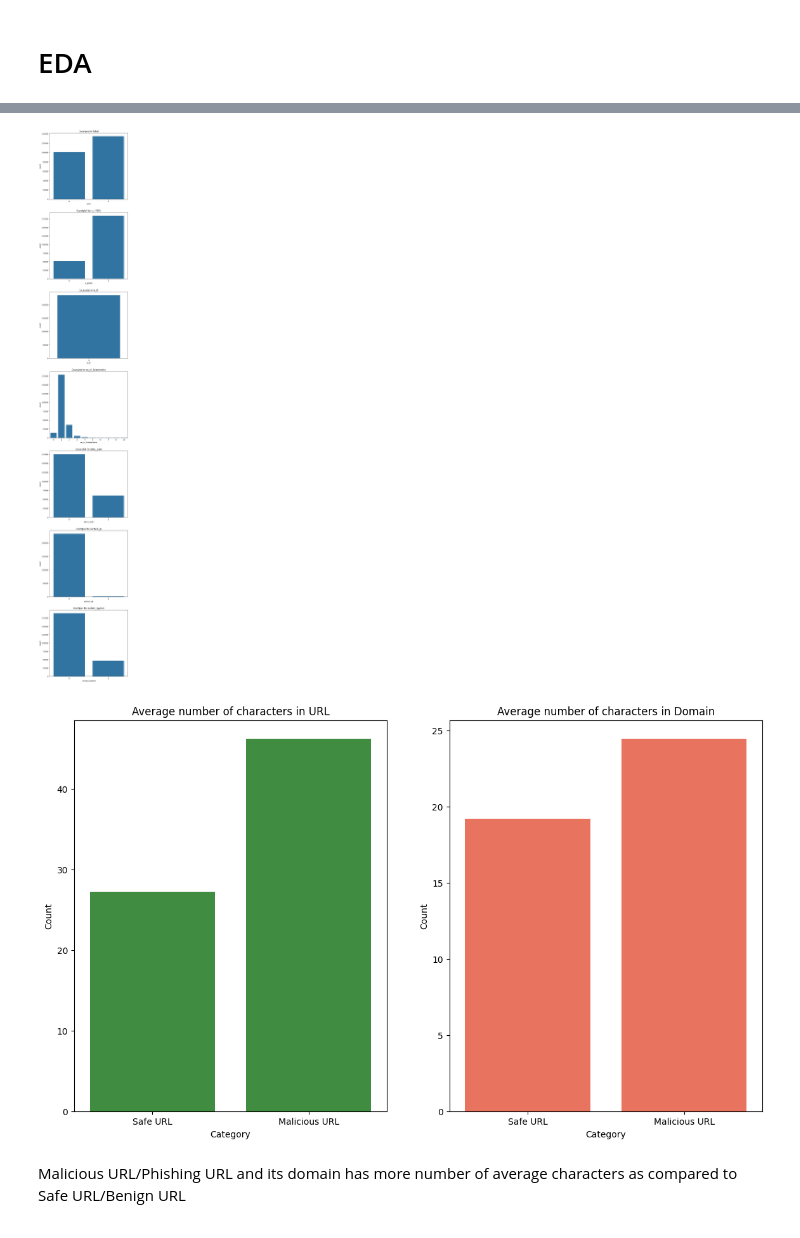
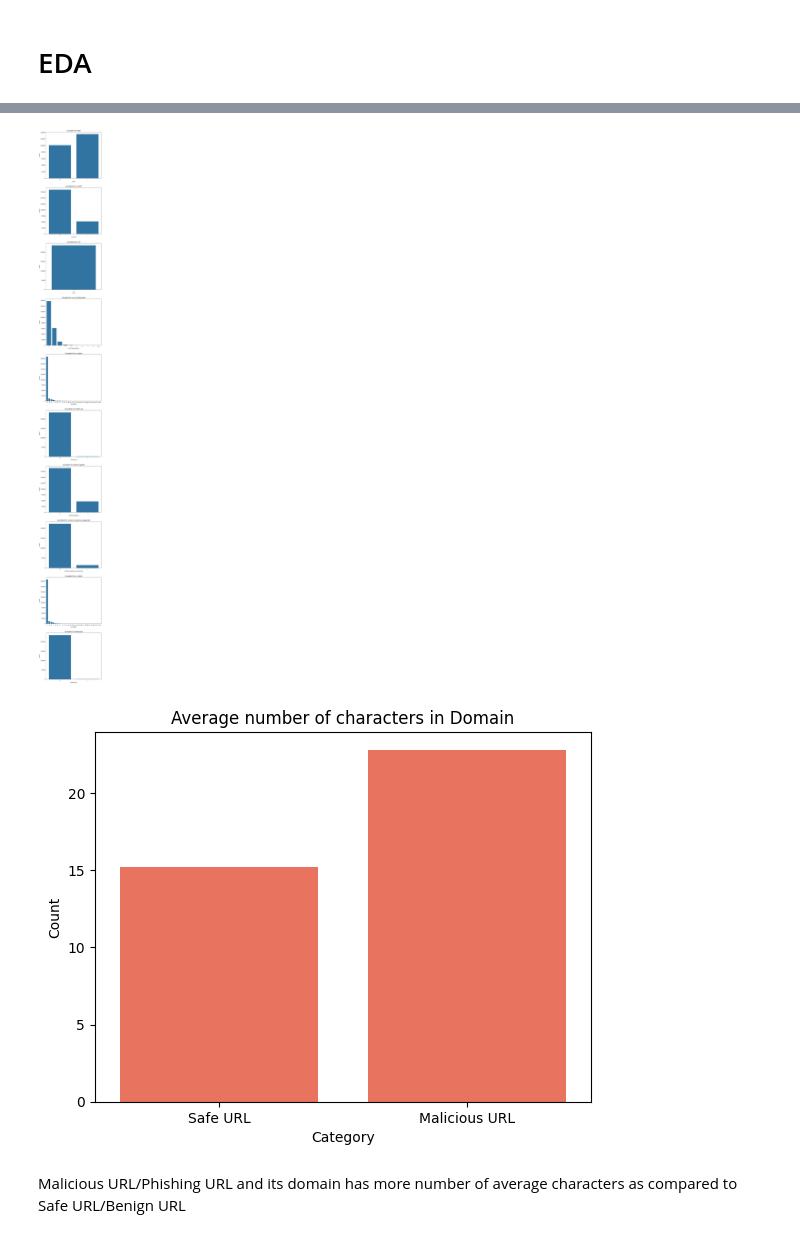
Before and after one commit to PrateekSinghh/phishing, a Jupyter notebook: main.ipynb, the cells around one changed output, grey strips where cells are left out. Drawn from its saved outputs; the diff is of its cells as text; code cells hidden in the pictures.

```diff
--- a/main.ipynb
+++ b/main.ipynb
@@ -119,15 +46,11 @@ df["extra_slash"] = df["URL"].apply(check_double_slash_position)
-# %%
-## Checking the presence of @ in url
-
-def check_for_attherate(url):
-    contain_at = 1 if "@" in url else 0
-    return contain_at
-
-df["contain_@"] = df["URL"].apply(check_for_attherate)
-# %%
-## Checking the presence of hyphen in url
-def check_for_hyphen(url):
-    contain_at = 1 if "-" in url else 0
-    return contain_at
-
-df["contain_hyphen"] = df["URL"].apply(check_for_hyphen)
+# %%
+suspicious_keywords = [
+    "login", "secure", "bank", "update", "free", "lucky", "bonus","urgent",
+    "alert", "verify", "confirm", "account", "action", "immediate","payment",
+    "transfer", "credit", "loan", "invoice", "billing", "funds", "cash","win",
+    "prize", "contest", "discount", "offer", "deal", "freegift","secure",
+    "safety", "protection", "security", "malware", "phishing","sign-in",
+    "logon", "access", "retrieve", "accountupdate","cheap", "freetrial",
+    "bet", "casino", "adult","download", "file", "exe", "attachment",
+    "clickhere","signin"
+]
@@ -134 +110,4 @@ df["contain_hyphen"] = df["URL"].apply(check_for_hyphen)
+# %%
+features_df = df["URL"].apply(extract_features).apply(pd.Series)
+df = pd.concat([df, features_df], axis=1)
 # %%
@@ -162,36 +136,28 @@ df.describe()
 # %%
-features = ["label","is_HTTPS","is_IP","no_of_Subdomains","extra_slash","contain_@","contain_hyphen"]
+features = ["label","is_HTTP","is_IP","no_of_Subdomains","url_depth","contain_@","contain_hyphen","contains_suspicious_keywords","url_depth","redirection"]
 count = len(features)
 
 fig , axs = plt.subplots(count, 1,  figsize=(8 , 8*count))
 for i , feature in enumerate(features):
     sns.countplot(x = df[feature] , ax = axs[i])
     axs[i].set_title(f"Countplot for {feature}")
 
 plt.show()
 # %% [output]
-[figure, old version]
+[figure, new version]
 # %%
-url_length_mean = df[df["label"] == 1]["URL_length"].mean() , df[df["label"] == 0]["URL_length"].mean()
-domain_length_mean = df[df["label"] == 1]["DomainLength"].mean() , df[df["label"] == 0]["DomainLength"].mean()
+domain_length_mean = df[df["label"] == 1]["domain_length"].mean() , df[df["label"] == 0]["domain_length"].mean()
 
 label = ["Safe URL" , "Malicious URL"]
 
-plt.figure(figsize = (14,8))
-plt.subplot(1,2,1)
-sns.barplot(x = label , y = url_length_mean , color = "green", legend = False ,alpha = 0.8)
-plt.ylabel("Count")
-plt.xlabel("Category")
-plt.title("Average number of characters in URL")
 
-plt.subplot(1,2,2)
 sns.barplot(x = label , y = domain_length_mean , color = "tomato", legend = False)
 plt.ylabel("Count")
 plt.xlabel("Category")
 plt.title("Average number of characters in Domain")
 plt.show()
 # %% [output]
-[figure, old version]
+[figure, new version]
 # %% [markdown]
 Malicious URL/Phishing URL and its domain has more number of average characters as compared to Safe URL/Benign URL
 # %%
```
Also changed, not shown: parts of 40 cells of this notebook, 6 other files.
